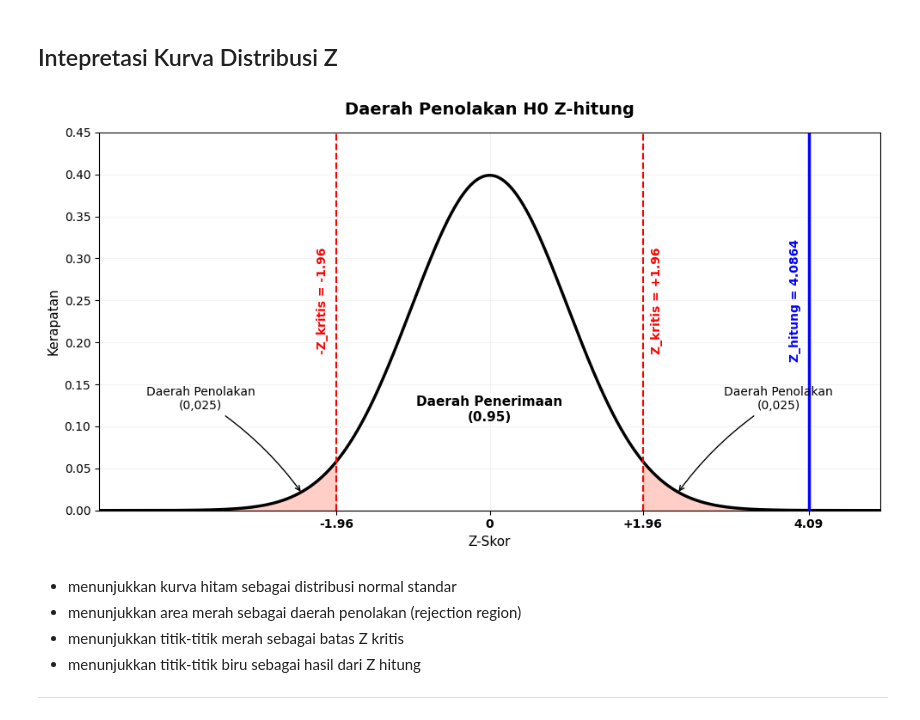
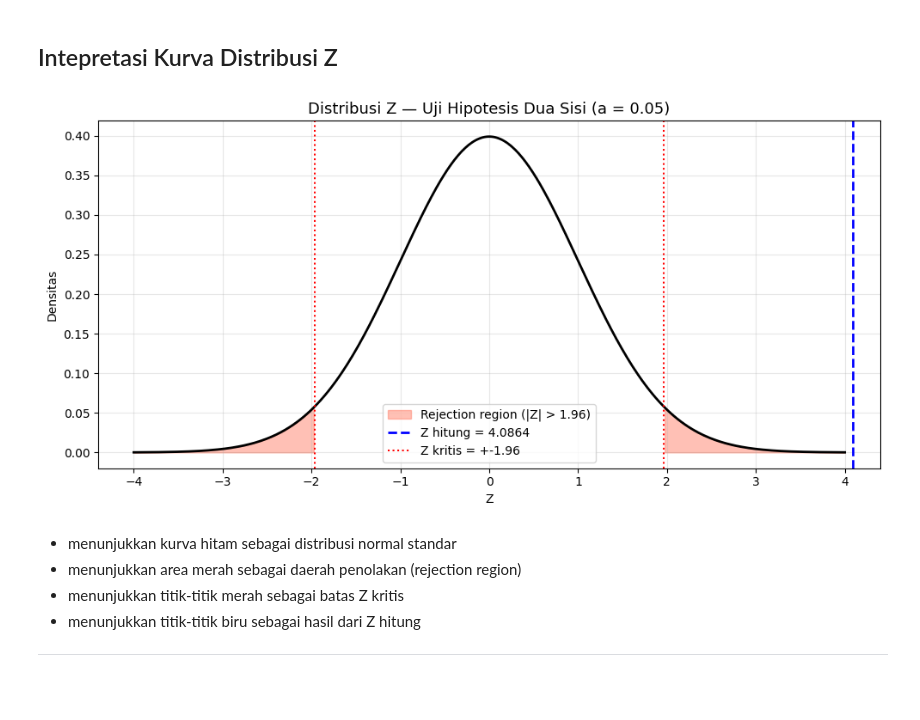
Before and after one commit to DRNCW/stat-audit-pandas-Tim7--sti-2025, a Jupyter notebook: Notebooks/04_hypothesis_testing.ipynb, the cells around one changed output. Saved outputs shown, nothing was run; the diff lists cells and outputs as text; code cells hidden in the pictures; blank space fills up the shorter version.

```diff
--- a/Notebooks/04_hypothesis_testing.ipynb
+++ b/Notebooks/04_hypothesis_testing.ipynb
@@ -155,70 +222,34 @@ z_crit = stats.norm.ppf(1 - alpha/2)   # Nilai kritis batas penolakan dua sisi (
 # %% [markdown]
 ## Intepretasi Kurva Distribusi Z
 # %%
-# ============================================================
-# SEL 9: VISUALISASI DAERAH PENOLAKAN Z-TEST (SINKRON 4.0864)
-# ============================================================
+# SEL 9 - VISUALISASI Z-TEST
+fig, ax = plt.subplots(figsize=(10, 5))
 
-# Membuka kanvas plot dengan dimensi standar proporsional
-fig, ax = plt.subplots(figsize=(10, 5.5))
+x = np.linspace(-4, 4, 400)
+y = stats.norm.pdf(x)
 
-# Menggunakan rentang -5 sampai 5 agar nilai Z-hitung (4.0864) masuk dengan estetika tinggi
-x_axis = np.linspace(-5, 5, 1000)
-y_axis = stats.norm.pdf(x_axis, 0, 1)
+ax.plot(x, y, 'black', linewidth=2)
 
-# Plotting kurva utama Distribusi Normal Standar Z (Gaya Solid Hitam Tebal)
-ax.plot(x_axis, y_axis, 'black', linewidth=2.5)
+# Arsir rejection region
+ax.fill_between(x, y, where=(x <= -z_crit), color='tomato', alpha=0.4, label=f'Rejection region (|Z| > {z_crit:.2f})')
+ax.fill_between(x, y, where=(x >=  z_crit), color='tomato', alpha=0.4)
 
-# Definisi parameter parameter analitik sesuai draf kelompok
-z_crit_val = 1.96
-Z_fixed = 4.0864
+# Garis Z hitung
+ax.axvline(Z, color='blue', linestyle='--', linewidth=2, label=f'Z hitung = {Z:.4f}')
+ax.axvline(-z_crit, color='red', linestyle=':', linewidth=1.5)
+ax.axvline( z_crit, color='red', linestyle=':', linewidth=1.5, label=f'Z kritis = +-{z_crit:.2f}')
 
-# Pengarsiran Wilayah Penolakan Ho (Warna Merah Tomat Transparan Sesuai Standar Gambar)
-ax.fill_between(x_axis, y_axis, where=(x_axis <= -z_crit_val), color='tomato', alpha=0.3)
-ax.fill_between(x_axis, y_axis, where=(x_axis >= z_crit_val), color='tomato', alpha=0.3)
-
-# 1. Garis Batas Kritis Z-kritis (+-1.96) - Gaya Merah Putus-putus
-ax.axvline(-z_crit_val, color='red', linestyle='--', linewidth=1.5)
-ax.text(-z_crit_val - 0.1, 0.25, f'-Z_kritis = -{z_crit_val:.2f}', color='red', rotation=90, ha='right', va='center', fontsize=10, weight='bold')
-
-ax.axvline(z_crit_val, color='red', linestyle='--', linewidth=1.5)
-ax.text(z_crit_val + 0.1, 0.25, f'Z_kritis = +{z_crit_val:.2f}', color='red', rotation=90, ha='left', va='center', fontsize=10, weight='bold')
-
-# 2. Garis Z-hitung Kelompok di Posisi Eksak 4.0864 (Gaya Solid Biru Tua)
-ax.axvline(Z_fixed, color='blue', linestyle='-', linewidth=2.5)
-ax.text(Z_fixed - 0.1, 0.25, f'Z_hitung = {Z_fixed:.4f}', color='blue', rotation=90, ha='right', va='center', fontsize=10, weight='bold')
-
-# 3. Penempatan Teks Karakteristik Wilayah Secara Vertikal Tanpa Box Eksternal
-ax.text(0, 0.12, 'Daerah Penerimaan\n(0.95)', color='black', ha='center', va='center', fontsize=11, weight='bold')
-
-# Anotasi Panah Penunjuk Nilai Peluang Ekor Distribusi
-ax.annotate('Daerah Penolakan\n(0,025)', xy=(-2.4, 0.02), xytext=(-3.7, 0.12),
-            arrowprops=dict(facecolor='black', arrowstyle='->', connectionstyle='arc3,rad=-0.1'),
-            color='black', ha='center', fontsize=10)
-
-ax.annotate('Daerah Penolakan\n(0,025)', xy=(2.4, 0.02), xytext=(3.7, 0.12),
-            arrowprops=dict(facecolor='black', arrowstyle='->', connectionstyle='arc3,rad=0.1'),
-            color='black', ha='center', fontsize=10)
-
-# 4. Konfigurasi Format Sumbu Batas Pandang dan Label Bahasa Indonesia
-ax.set_title('Daerah Penolakan H0 Z-hitung', fontsize=14, weight='bold', pad=15)
-ax.set_xlabel('Z-Skor', fontsize=11)
-ax.set_ylabel('Kerapatan', fontsize=11)
-
-# Mengunci batas pandang agar presisi di skala -5 sampai 5
-ax.set_xlim(-5, 5)
-ax.set_ylim(0, 0.45)
-
-# Menampilkan ticks angka penting tepat di posisi parameter uji
-ax.set_xticks([-z_crit_val, 0, z_crit_val, Z_fixed])
-ax.set_xticklabels([f'-{z_crit_val:.2f}', '0', f'+{z_crit_val:.2f}', f'{Z_fixed:.2f}'], weight='bold')
-ax.grid(alpha=0.15)
-
-# Perintah rendering tanpa menyimpan file fisik ke direktori lokal
+ax.set_title('Distribusi Z — Uji Hipotesis Dua Sisi (a = 0.05)', fontsize=13)
+ax.set_xlabel('Z')
+ax.set_ylabel('Densitas')
+ax.legend()
+ax.grid(alpha=0.3)
 plt.tight_layout()
+save_path = os.path.join(current_dir, '..', 'data', 'clean', 'hypothesis_plot.png')
+plt.savefig(save_path, dpi=150, bbox_inches='tight')
 plt.show()
 # %% [output]
-[figure, old version]
+[figure, new version]
 # %% [markdown]
 - menunjukkan kurva hitam sebagai distribusi normal standar
 - menunjukkan area merah sebagai daerah penolakan (rejection region)
```
Also changed, not shown: parts of 6 cells of this notebook, 1 other file.
